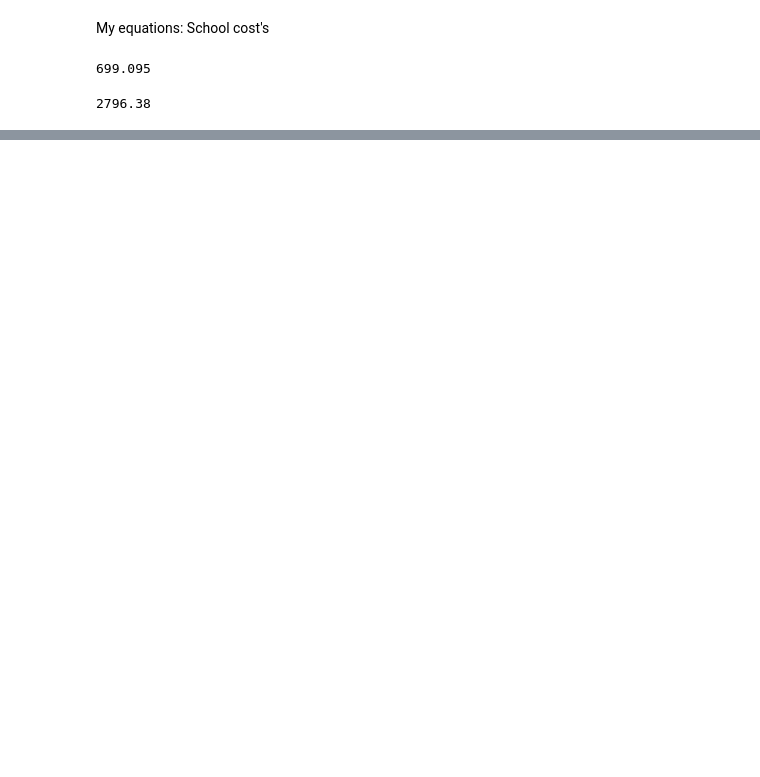
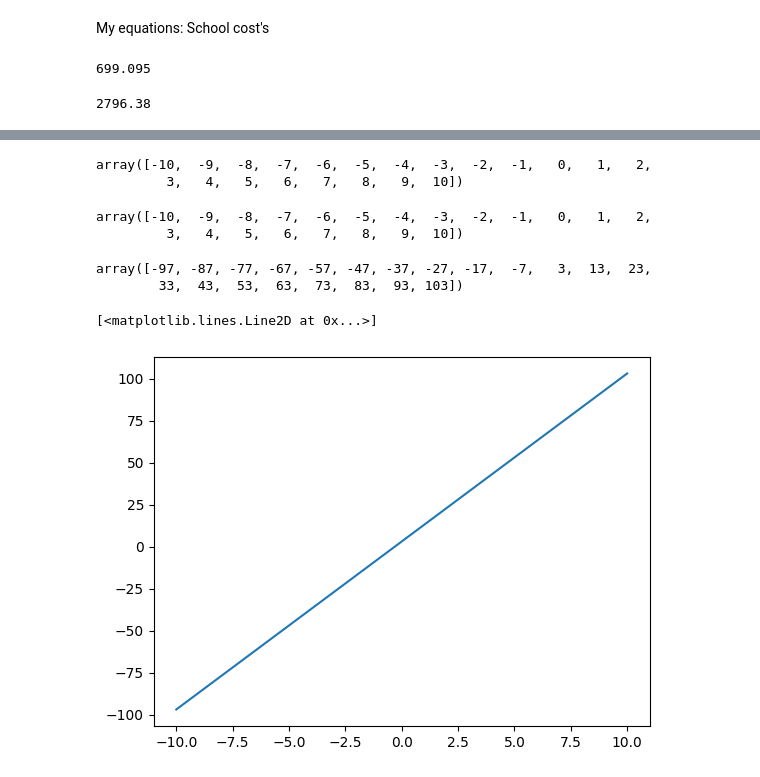
Before and after one commit to robinsonm2021/Data_science, a Jupyter notebook: lab_1_Robinson.ipynb, the cells around one changed output, grey strips where cells are left out. Cells and saved outputs as stored; diff of their text form; code cells hidden in the pictures; blank space fills up the shorter version.

```diff
--- a/lab_1_Robinson.ipynb
+++ b/lab_1_Robinson.ipynb
@@ -348,0 +414,12 @@ plt.show()
+# %%
+np.arange(-10,11)
+# %% [output]
+array([-10,  -9,  -8,  -7,  -6,  -5,  -4,  -3,  -2,  -1,   0,   1,   2,
+         3,   4,   5,   6,   7,   8,   9,  10])
+# %%
+x = np.arange(-10,11)
+# %%
+x
+# %% [output]
+array([-10,  -9,  -8,  -7,  -6,  -5,  -4,  -3,  -2,  -1,   0,   1,   2,
+         3,   4,   5,   6,   7,   8,   9,  10])
@@ -348,0 +428,10 @@ plt.show()
+# %%
+y1
+# %% [output]
+array([-97, -87, -77, -67, -57, -47, -37, -27, -17,  -7,   3,  13,  23,
+        33,  43,  53,  63,  73,  83,  93, 103])
+# %%
+plt.plot(x,y)
+# %% [output]
+[<matplotlib.lines.Line2D at 0x...>]
+[figure, added]
```
Also changed, not shown: parts of 20 cells of this notebook.
